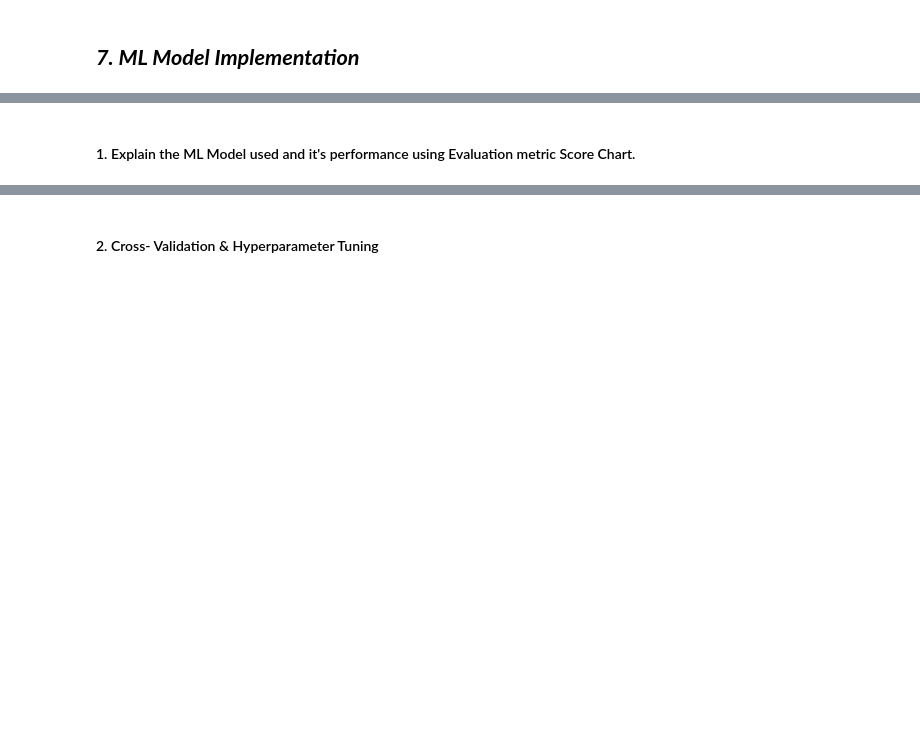
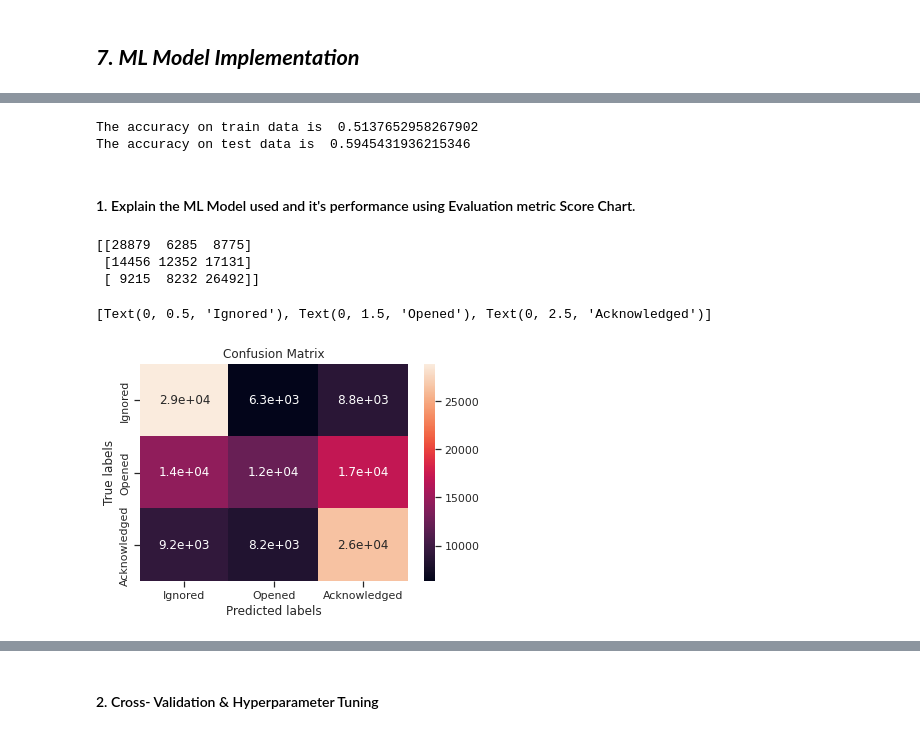
Before and after one commit to abhinav4201/Classification-Email-Campaign-Effectiveness-Prediction, a Jupyter notebook: Email_Campaign_Effectiveness_Prediction_capstone_3.ipynb, the cells around one changed output, grey strips where cells are left out. Saved outputs shown, nothing was run; the diff lists cells and outputs as text; code cells hidden in the pictures; blank space fills up the shorter version.

```diff
--- a/Email_Campaign_Effectiveness_Prediction_capstone_3.ipynb
+++ b/Email_Campaign_Effectiveness_Prediction_capstone_3.ipynb
@@ -2104,6 +2130,6 @@ That's why for lots of advantages, I have used SMOTE technique for balancinmg th
 # %%
 # ML Model - 1 Implementation
-
+lr = LogisticRegression(fit_intercept=True,
+            class_weight='balanced',multi_class='multinomial')
 # Fit the Algorithm
-
-# Predict on the model
+lr.fit(X_train, y_train)
@@ -2110,2 +2167,16 @@ That's why for lots of advantages, I have used SMOTE technique for balancinmg th
+# %%
+# Get the predicted classes
+y_pred_train = lr.predict(X_train)
+y_pred = lr.predict(X_test)
+# %%
+# Get the accuracy scores
+train_accuracy = accuracy_score(y_pred_train,y_train)
+test_accuracy = accuracy_score(y_pred,y_test)
+
+print("The accuracy on train data is ", train_accuracy)
+print("The accuracy on test data is ", test_accuracy)
+# %% [output]
+The accuracy on train data is  0.5137652958267902
+The accuracy on test data is  0.5945431936215346
 # %% [markdown]
 #### 1. Explain the ML Model used and it's performance using Evaluation metric Score Chart.
@@ -2113,0 +2183,23 @@ That's why for lots of advantages, I have used SMOTE technique for balancinmg th
+# %%
+# Visualizing evaluation Metric Score chart
+# Get the confusion matrix for train
+
+labels = ['Ignored', 'Opened', 'Acknowledged']
+cm = confusion_matrix(y_train, y_pred_train)
+print(cm)
+
+ax= plt.subplot()
+sns.heatmap(cm, annot=True, ax = ax) #annot=True to annotate cells
+
+# labels, title and ticks
+ax.set_xlabel('Predicted labels')
+ax.set_ylabel('True labels')
+ax.set_title('Confusion Matrix')
+ax.xaxis.set_ticklabels(labels)
+ax.yaxis.set_ticklabels(labels)
+# %% [output]
+[[28879  6285  8775]
+ [14456 12352 17131]
+ [ 9215  8232 26492]]
+[Text(0, 0.5, 'Ignored'), Text(0, 1.5, 'Opened'), Text(0, 2.5, 'Acknowledged')]
+[figure, added]
```
Also changed, not shown: parts of 82 cells of this notebook.
